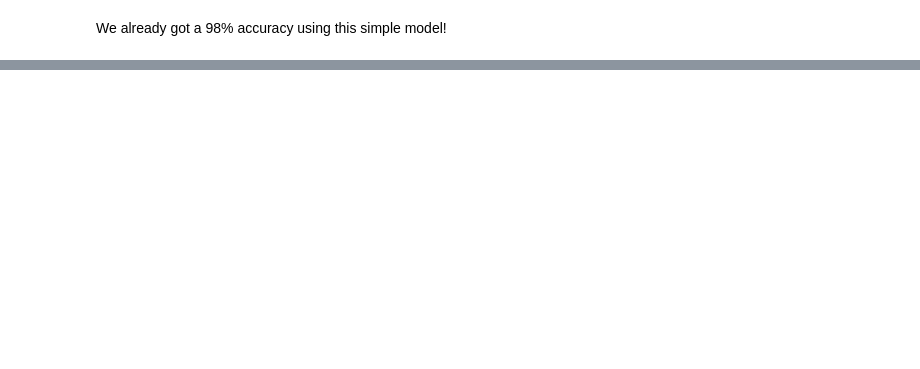
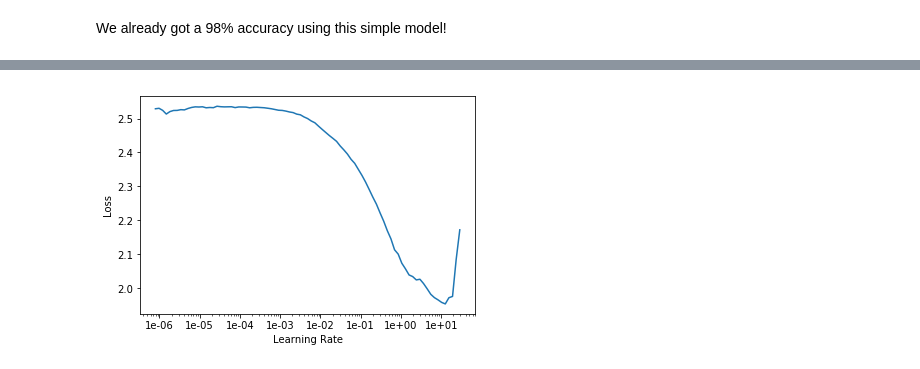
Before and after one commit to thelazyoxymoron/fastai-live-course, a Jupyter notebook: lesson-7-mnist-resnet.ipynb, the cells around one changed output, grey strips where cells are left out. Cells and saved outputs as stored; diff of their text form; code cells hidden in the pictures; blank space fills up the shorter version.

```diff
--- a/lesson-7-mnist-resnet.ipynb
+++ b/lesson-7-mnist-resnet.ipynb
@@ -278,0 +370,14 @@ We already got a 98% accuracy using this simple model!
+# %%
+def conv_and_res(ni, nf):
+    return nn.Sequential(conv2(ni, nf), ResBlock(nf))
+# %%
+model = nn.Sequential(
+    conv_and_res(1, 8),
+    conv_and_res(8, 16),
+    conv_and_res(16, 32),
+    conv_and_res(32, 16),
+    conv2(16, 10),
+    Flatten()
+)
+# %%
+learn = Learner(data, model, loss_func = nn.CrossEntropyLoss(), metrics = accuracy)
@@ -278,0 +388,4 @@ We already got a 98% accuracy using this simple model!
+# %%
+learn.recorder.plot()
+# %% [output]
+[figure, added]
```
Also changed, not shown: parts of 21 cells of this notebook.
